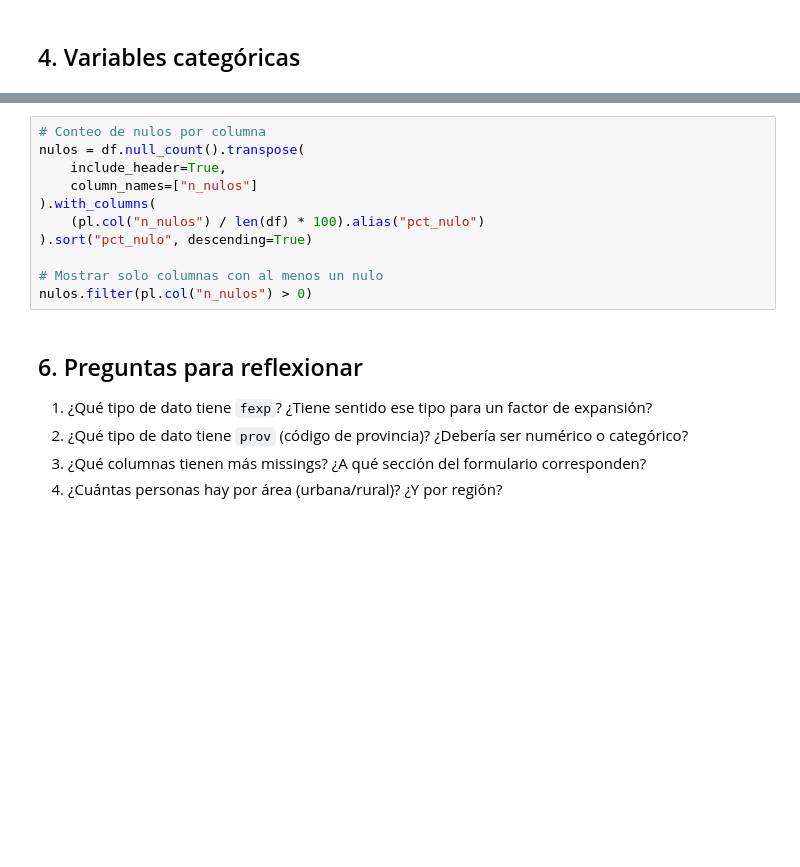
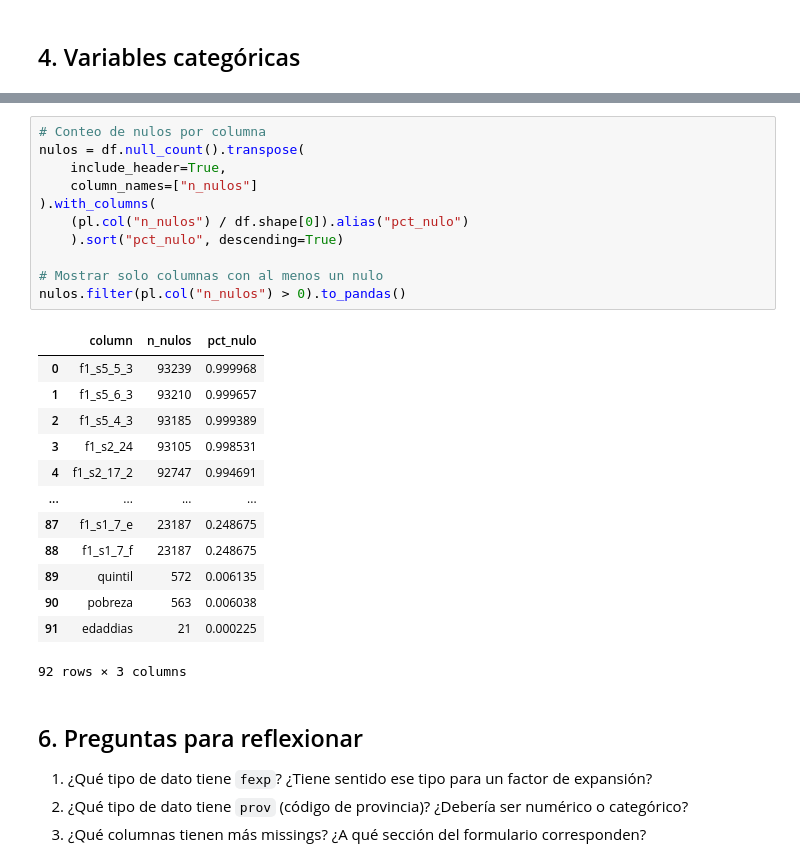
Before and after one commit to Fato89/FLCS_ESEDA, a Jupyter notebook: Clases/Clase 1/clase1.ipynb, the cells around one changed output, grey strips where cells are left out. Drawn from its saved outputs; the diff is of its cells as text; blank space fills up the shorter version.

```diff
--- a/Clases/Clase 1/clase1.ipynb
+++ b/Clases/Clase 1/clase1.ipynb
@@ -82,18 +169,31 @@ un registro no aplica a cierta sección del formulario.
 # %%
 # Conteo de nulos por columna
 nulos = df.null_count().transpose(
     include_header=True,
     column_names=["n_nulos"]
 ).with_columns(
-    (pl.col("n_nulos") / len(df) * 100).alias("pct_nulo")
-).sort("pct_nulo", descending=True)
+    (pl.col("n_nulos") / df.shape[0]).alias("pct_nulo")
+    ).sort("pct_nulo", descending=True)
 
 # Mostrar solo columnas con al menos un nulo
-nulos.filter(pl.col("n_nulos") > 0)
+nulos.filter(pl.col("n_nulos") > 0).to_pandas()
+# %% [output]
+|  | column | n_nulos | pct_nulo |
+| 0 | f1_s5_5_3 | 93239 | 0.999968 |
+| 1 | f1_s5_6_3 | 93210 | 0.999657 |
+| 2 | f1_s5_4_3 | 93185 | 0.999389 |
+| 3 | f1_s2_24 | 93105 | 0.998531 |
+| 4 | f1_s2_17_2 | 92747 | 0.994691 |
+| ... | ... | ... | ... |
+| 87 | f1_s1_7_e | 23187 | 0.248675 |
+| 88 | f1_s1_7_f | 23187 | 0.248675 |
+| 89 | quintil | 572 | 0.006135 |
+| 90 | pobreza | 563 | 0.006038 |
+| 91 | edaddias | 21 | 0.000225 |
+92 rows × 3 columns
 # %% [markdown]
 ## 6. Preguntas para reflexionar
 
 1. ¿Qué tipo de dato tiene `fexp`? ¿Tiene sentido ese tipo para un factor de expansión?
 2. ¿Qué tipo de dato tiene `prov` (código de provincia)? ¿Debería ser numérico o categórico?
 3. ¿Qué columnas tienen más missings? ¿A qué sección del formulario corresponden?
-4. ¿Cuántas personas hay por área (urbana/rural)? ¿Y por región?
```
Also changed, not shown: parts of 10 cells of this notebook, 8 other files.
